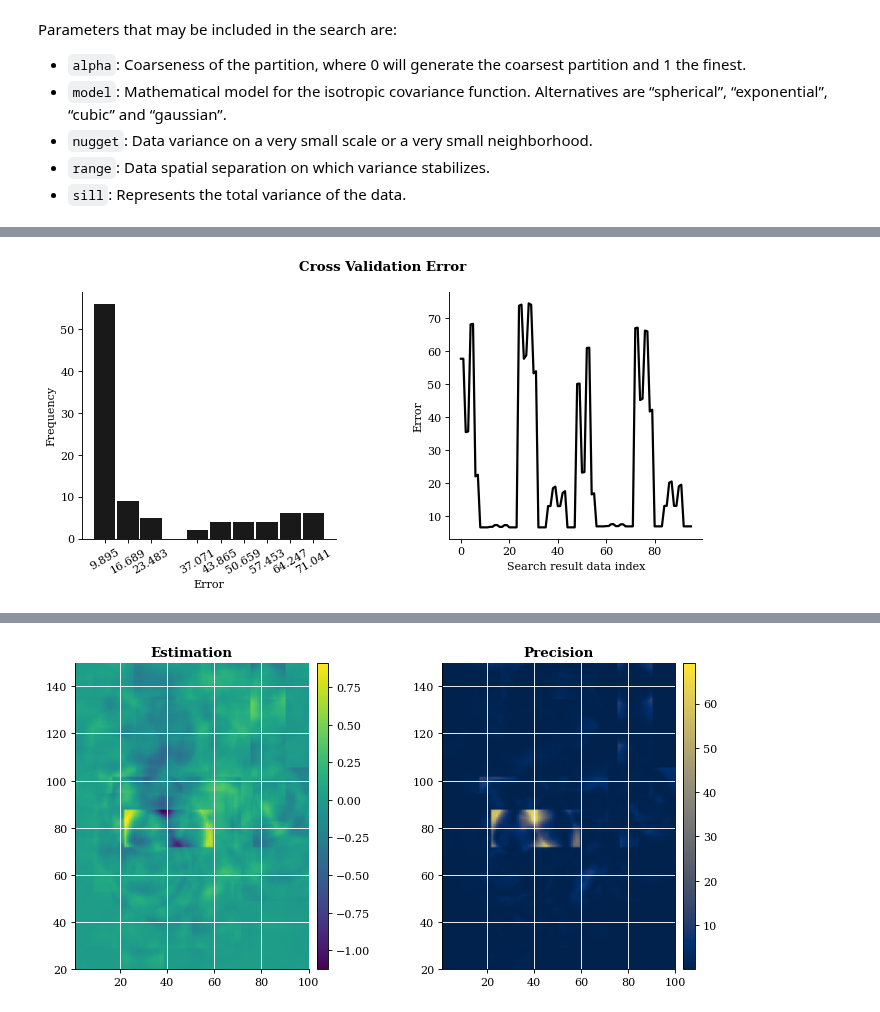
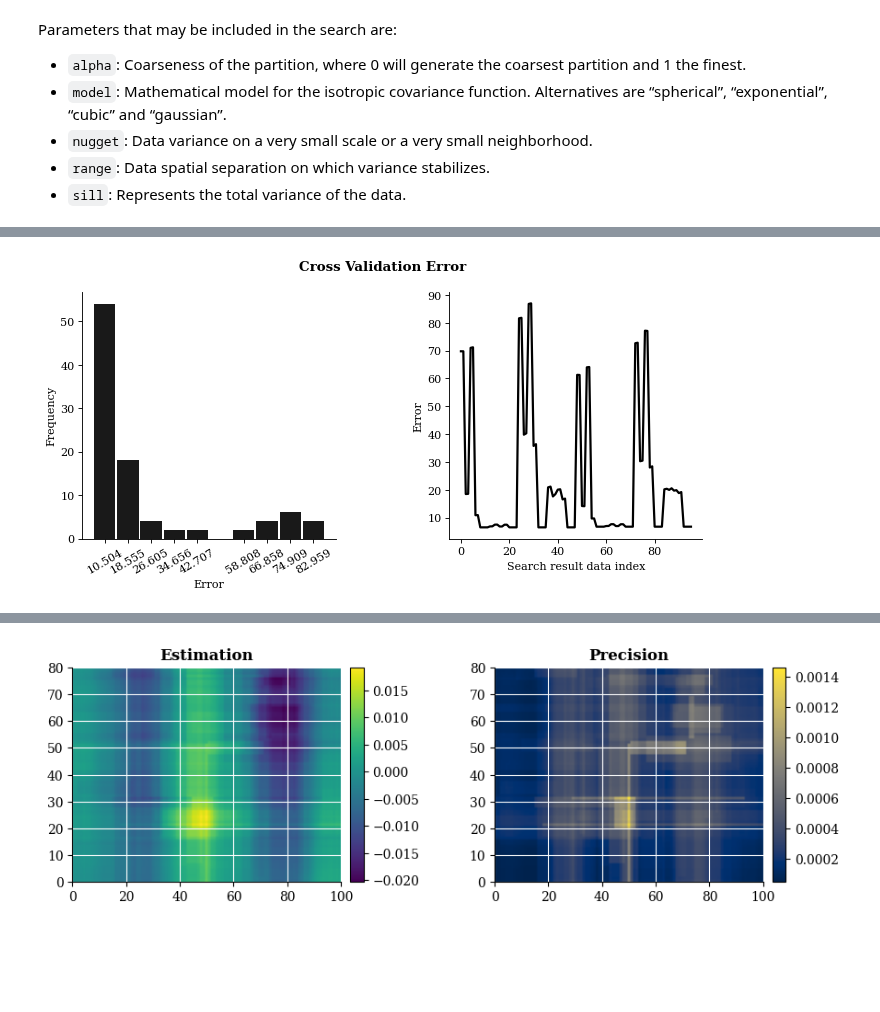
Before and after one commit to alges/spatialize-examples, a Jupyter notebook: examples/esi_fundamentals/esi_hparams_search.ipynb, the cells around one changed output, grey strips where cells are left out. Cells and saved outputs as stored; diff of their text form; code cells hidden in the pictures; blank space fills up the shorter version.

```diff
--- a/examples/esi_fundamentals/esi_hparams_search.ipynb
+++ b/examples/esi_fundamentals/esi_hparams_search.ipynb
@@ -140,0 +107,9 @@ plt.show()
+# %%
+scenario = SyntheticScenario(n_dims=2, extent=[0, 100, 0, 80], griddata=False)
+points, values, xi, reference_values = scenario.simulate_scenario(n_samples=300, seed=42)
+
+# Visualize reference values and samples
+scenario.plot_2d_scenario(points, xi, reference_values,
+                          theme='publication', figsize=(6, 5))
+plt.tight_layout()
+plt.show()
@@ -334,15 +323,19 @@ Parameters that may be included in the search are:
 - `range`: Data spatial separation on which variance stabilizes.
 - `sill`: Represents the total variance of the data.
 # %%
+# Parameters to evaluate:
+search_params = {
+    'alpha': [0.7, 0.8],
+    'model': ["spherical", "exponential", "cubic", "gaussian"],
+    'nugget': [0.0, 0.5, 1.0],
+    'range': [10.0, 50.0],
+    'sill': [0.8, 1.0]
+    }
+
 search_result = esi_hparams_search(points, values, xi,      # basic inputs
                                    k=-1, score=sf.neg_log_likelihood,       # search configuration
                                    local_interpolator='kriging', p_process="mondrian", griddata=False, seed=0,    # interpolation configuration
-                                   # parameter alternatives to test:
-                                   alpha=[0.7, 0.8],
-                                   model=["spherical", "exponential", "cubic", "gaussian"],
-                                   nugget=[0.0, 0.5, 1.0],
-                                   range=[10.0, 50.0],
-                                   sill=[0.8, 1.0]
+                                   **search_params
                                    )
 
 best_params = search_result.best_result()
@@ -366,17 +359,16 @@ done (elapsed time:  8m 34s)
 search_result.plot_cv_error(theme='publication', fig_args={'dpi': 80})
 plt.show()
 # %% [output]
-[figure, old version]
+[figure, new version]
 # %%
 result = esi_nongriddata(points,
                          values,
                          xi,
                          n_partitions = 100,
                          local_interpolator='kriging', p_process="mondrian",
-                         model='spherical',
-                         range=10)
+                         best_params_found = best_params)
 
-result.quick_plot(theme='publication', dpi=80)
+result.quick_plot(theme='publication', dpi=100)
 plt.show()
 # %% [output]
 finished 100% of 100 iterations ...
@@ -385,4 +377,4 @@ done (elapsed time:  2s)
-[figure, old version]
+[figure, new version]
 # %%
 print(f"MAE = {mean_absolute_error(reference_values, result.estimation()):.4f}")
 # %% [output]
```
Also changed, not shown: parts of 21 cells of this notebook, 3 other files.
